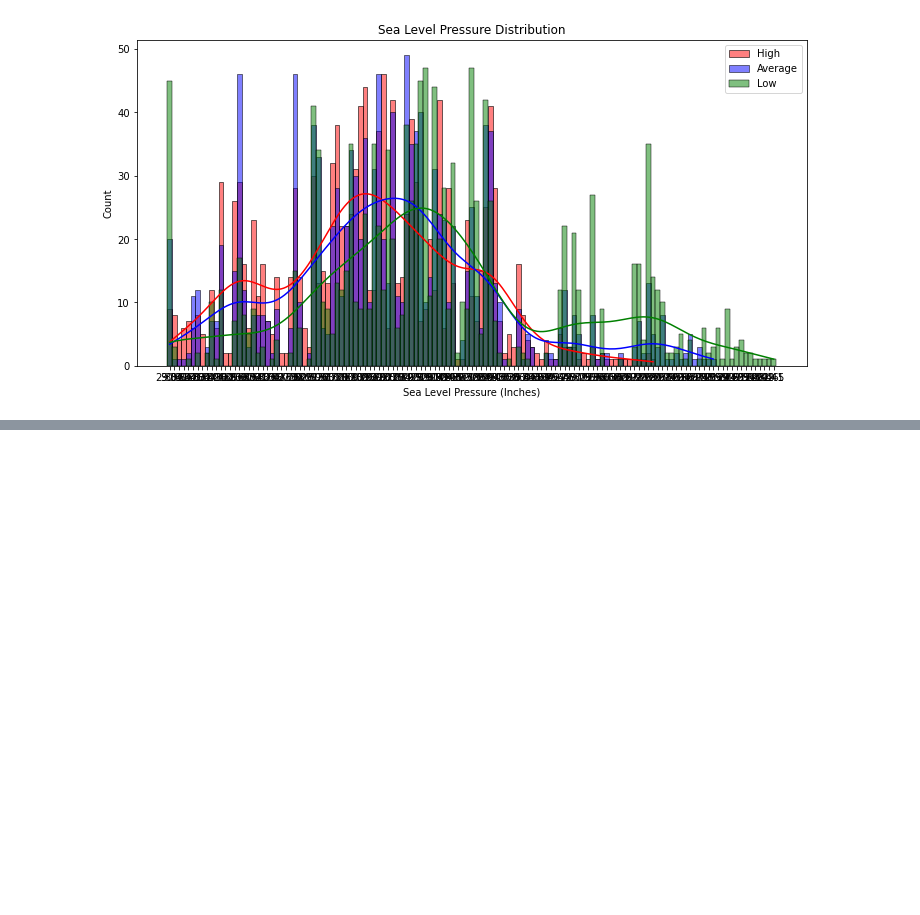
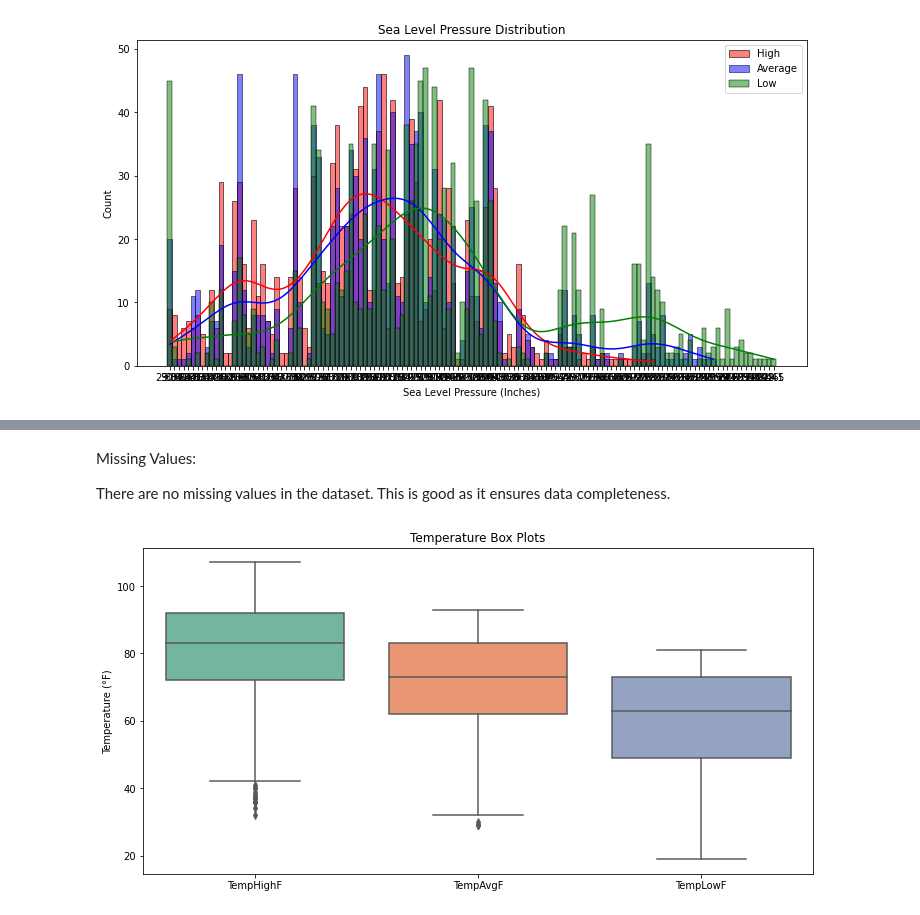
Before and after one commit to pubuduarosha/py-passpaper2022, a Jupyter notebook: Q2_a.ipynb, the cells around one changed output, grey strips where cells are left out. Cells and saved outputs as stored; diff of their text form; code cells hidden in the pictures; blank space fills up the shorter version.

```diff
--- a/Q2_a.ipynb
+++ b/Q2_a.ipynb
@@ -121,0 +180,13 @@ plt.show()
+# %% [markdown]
+Missing Values:
+
+There are no missing values in the dataset. This is good as it ensures data completeness.
+# %%
+#Box Plots
+plt.figure(figsize=(12, 6))
+sns.boxplot(data=data[['TempHighF', 'TempAvgF', 'TempLowF']], palette='Set2')
+plt.title('Temperature Box Plots')
+plt.ylabel('Temperature (°F)')
+plt.show()
+# %% [output]
+[figure, added]
```
Also changed, not shown: parts of 8 cells of this notebook, 1 other file.
